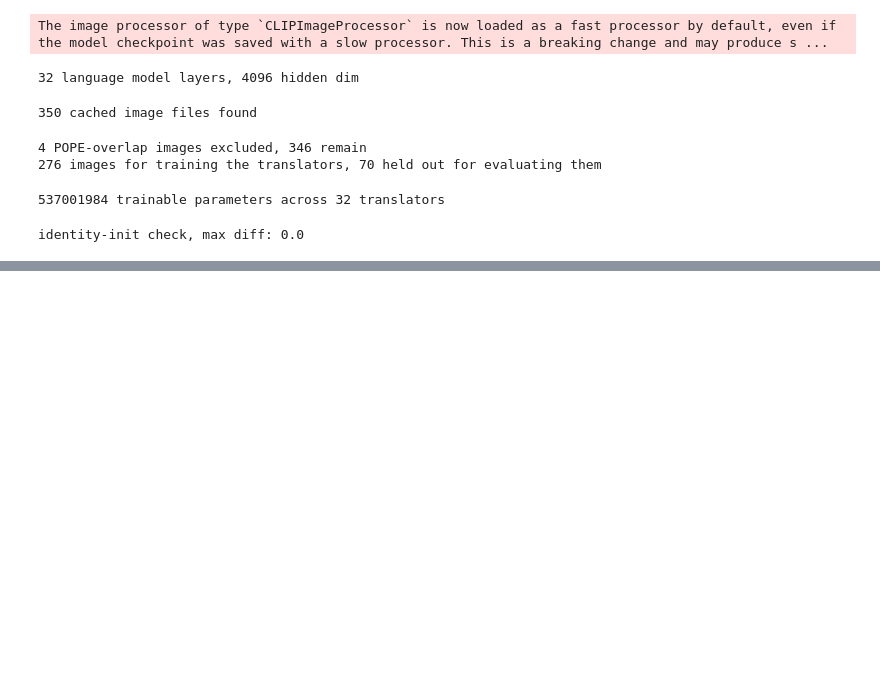
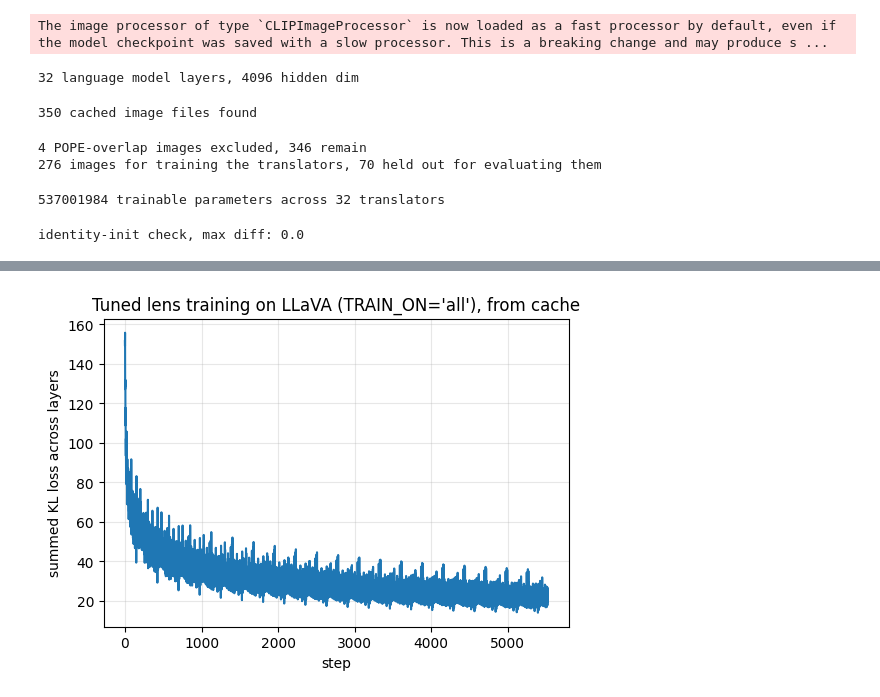
Before and after one commit to Rohanrbharadwaj/VLM-Interpretability, a Jupyter notebook: tuned_lens_llava.ipynb, the cells around one changed output, grey strips where cells are left out. Drawn from its saved outputs; the diff is of its cells as text; code cells hidden in the pictures; blank space fills up the shorter version.

Commit message:
Kaggle Notebook | tunedlens_llava | train on all positions - 20 epochs

```diff
--- a/tuned_lens_llava.ipynb
+++ b/tuned_lens_llava.ipynb
@@ -155,6 +157,19 @@ for epoch in range(NUM_EPOCHS):
         if step % 20 == 0:
             print(f"step {step} (epoch {epoch}): total loss {total_loss_value:.4f}")
         step += 1
+    if (epoch + 1) % 5 == 0:
+        torch.save(
+            {
+                "n_layer": n_layer, "hidden_dim": hidden_dim, "train_on": TRAIN_ON,
+                "train_image_ids": [path_to_image_id(p) for p in train_paths],
+                "val_image_ids": [path_to_image_id(p) for p in val_paths],
+                "translators_state_dict": translators.state_dict(),
+                "loss_curve": loss_curve,
+                "num_epochs_completed": epoch + 1,
+            },
+            "/kaggle/working/cache/tuned_lens_llava_checkpoint.pt",
+        )
+        print(f"checkpoint saved after epoch {epoch}")
 
 plt.figure(figsize=(6, 4))
 plt.plot(loss_curve)
@@ -185,3 +200,4 @@ step 420 (epoch 1): total loss 51.8455
+[figure, added]
 # %%
 os.makedirs("/kaggle/working/cache", exist_ok=True)
 torch.save(
```
Also changed, not shown: parts of 4 cells of this notebook.
